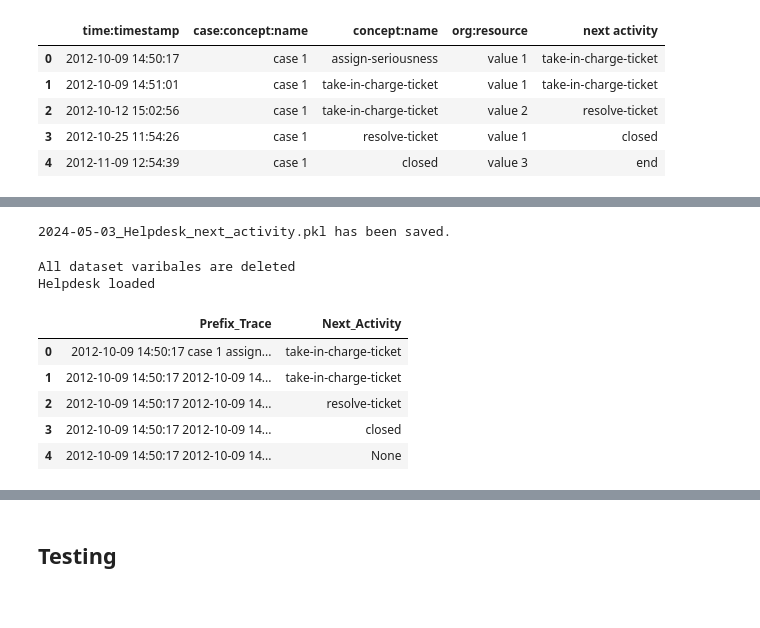
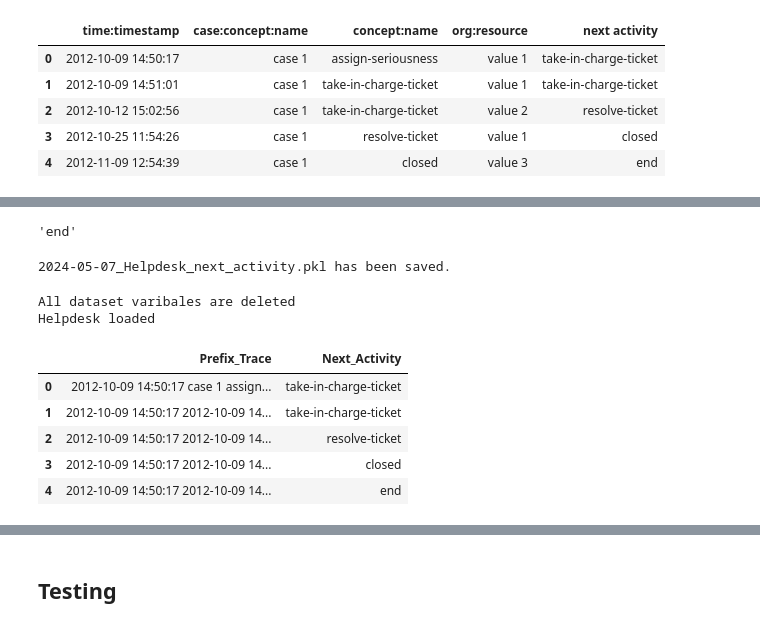
Before and after one commit to k3nk4n3kI/Online_Process_Concept_Drift, a Jupyter notebook: notebooks/20_Preprocessing.ipynb, the cells around one changed output, grey strips where cells are left out. Cells and saved outputs as stored; diff of their text form; code cells hidden in the pictures.

```diff
--- a/notebooks/20_Preprocessing.ipynb
+++ b/notebooks/20_Preprocessing.ipynb
@@ -5,5 +7,11 @@
 import sys
 
 sys.path.append('/Users/lars/Documents/Uni/Masterarbeit/Online_Process_Concept_Drift')
+# %%
+#Path variables for datasets
+directory = "/Users/lars/Documents/Uni/Masterarbeit/Online_Process_Concept_Drift"
+path_raw = "/data/raw/"
+path_interim = "/data/interim/"
+path_processed = "/data/processed/"
 # %%
 #Load package and functions to notebook
@@ -136,22 +154,27 @@ df_helpdesk_sequenzes
 18809 rows × 2 columns
+# %%
+df_helpdesk_sequenzes['Prefix_Trace'][4]
+df_helpdesk_sequenzes['Next_Activity'][4]
+# %% [output]
+'end'
 # %%
 #Save cleaned dataset with next activity
-save_event_log(df_helpdesk_sequenzes, "Helpdesk")
+save_event_log(directory, path_interim, df_helpdesk_sequenzes, "Helpdesk")
 # %% [output]
-2024-05-03_Helpdesk_next_activity.pkl has been saved.
+2024-05-07_Helpdesk_next_activity.pkl has been saved.
 # %%
 #Delete all dataset variables
 delete_dataframes()
 
 #Load most current dataset
-df_helpdesk=load_event_log("Helpdesk")
+df_helpdesk=data_loader(directory, path_interim, "Helpdesk")
 df_helpdesk.head()
 # %% [output]
 All dataset varibales are deleted
 Helpdesk loaded
 |  | Prefix_Trace | Next_Activity |
 | 0 | 2012-10-09 14:50:17 case 1 assign... | take-in-charge-ticket |
 | 1 | 2012-10-09 14:50:17 2012-10-09 14... | take-in-charge-ticket |
 | 2 | 2012-10-09 14:50:17 2012-10-09 14... | resolve-ticket |
 | 3 | 2012-10-09 14:50:17 2012-10-09 14... | closed |
-| 4 | 2012-10-09 14:50:17 2012-10-09 14... | None |
+| 4 | 2012-10-09 14:50:17 2012-10-09 14... | end |
```
Also changed, not shown: parts of 28 cells of this notebook.
